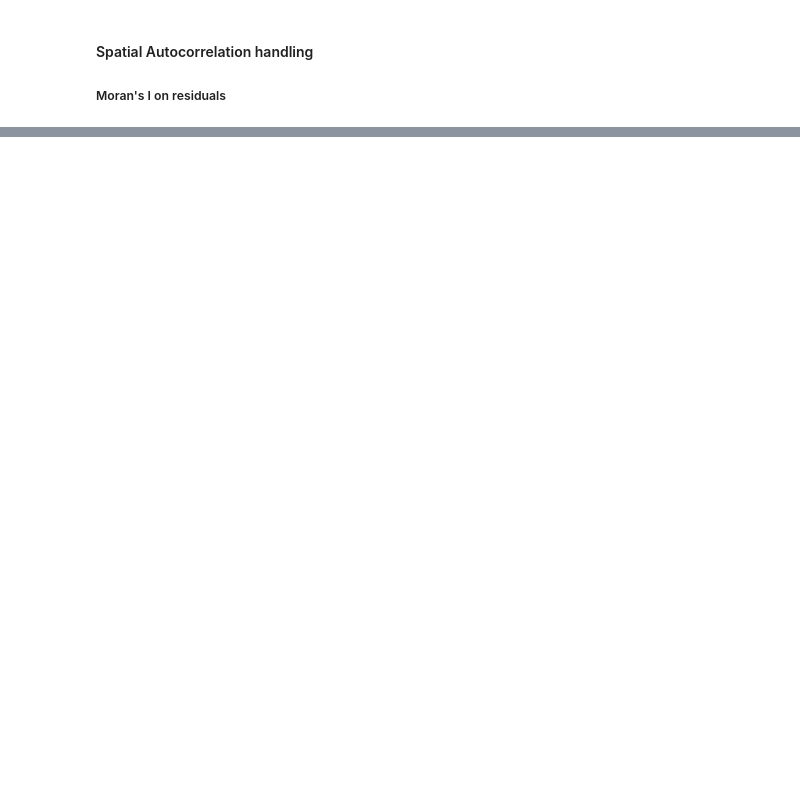
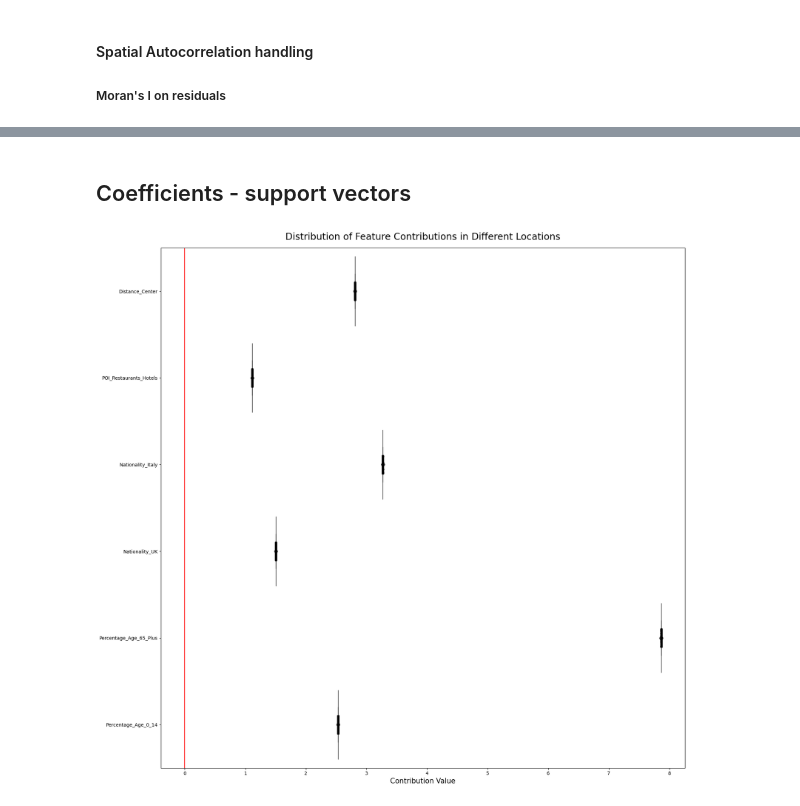
Before and after one commit to MateoFdezEspina/BarcelonaAirbnb, a Jupyter notebook: notebooks/06_1_gwsvr.ipynb, the cells around one changed output, grey strips where cells are left out. Saved outputs shown, nothing was run; the diff lists cells and outputs as text; code cells hidden in the pictures; blank space fills up the shorter version.

```diff
--- a/notebooks/06_1_gwsvr.ipynb
+++ b/notebooks/06_1_gwsvr.ipynb
@@ -426,0 +460,7 @@ df_autocorr_metrics
+# %%
+linear_coefs = pd.read_csv(DIR_MONTH / "01_linear/coefficients.csv", index_col=0)
+best_model_linear = linear_coefs.drop(["Intercept"], axis=1).columns
+
+X_chosen = sect[best_model_linear]
+
+print(best_model_linear)
@@ -426,0 +473,6 @@ df_autocorr_metrics
+# %%
+bw = int(gwr_bw)
+all_w_red, all_b_red, y_pred_red, y_truth_red = gwsvr(np.array(X_chosen), y_train, bw)
+
+df_metrics_red = metrics(y_truth_red, y_pred_red, "GWSVR", reduced=True)
+df_metrics_red
@@ -426,0 +524,37 @@ df_autocorr_metrics
+# %% [markdown]
+## Coefficients - support vectors
+# %%
+feature_names = X_chosen.columns.tolist()
+
+mean_contributions_list = [np.abs(w).flatten() for w in all_w_red]
+contributions_df = pd.DataFrame(mean_contributions_list, columns=feature_names)
+
+fig, ax = plt.subplots(figsize=(20, 20))
+
+sns.stripplot(
+    ax=ax,
+    data=contributions_df,
+    orient="h",
+    color="k",
+    alpha=0.5,
+)
+sns.boxplot(
+    ax=ax,
+    data=contributions_df,
+    orient="h",
+    color="cyan",
+    saturation=0.5,
+)
+
+plt.axvline(x=0, color="red")
+
+ax.set_title(
+    "Distribution of Feature Contributions in Different Locations",
+    fontsize=20,
+    y=1.01,
+)
+ax.set_xlabel("Contribution Value", fontsize=15)
+
+plt.show()
+# %% [output]
+[figure, added]
```
Also changed, not shown: parts of 15 cells of this notebook, 6 other files.
